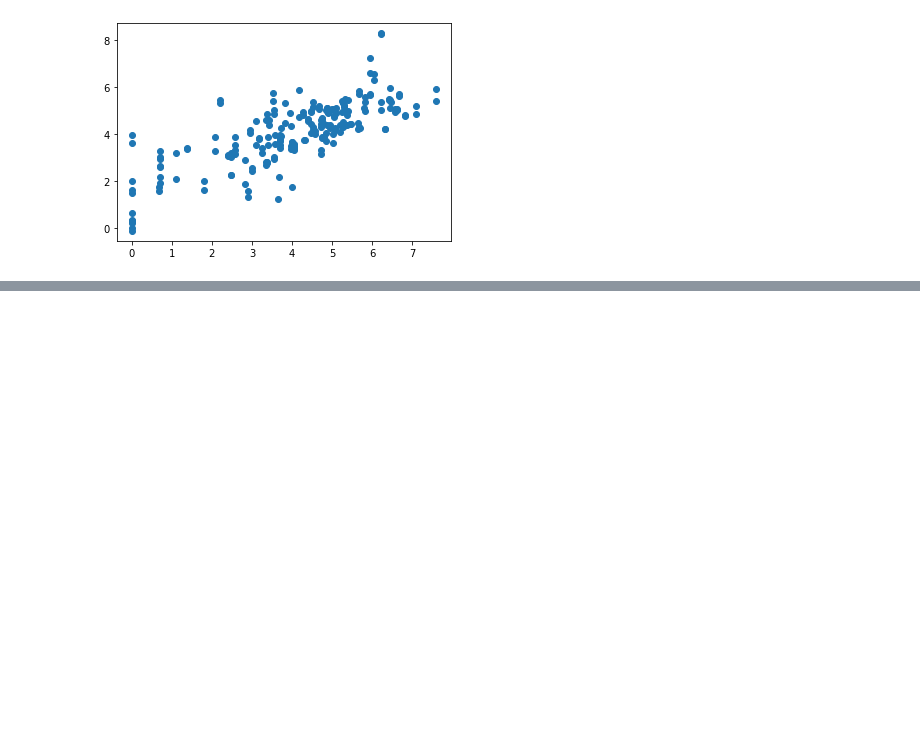
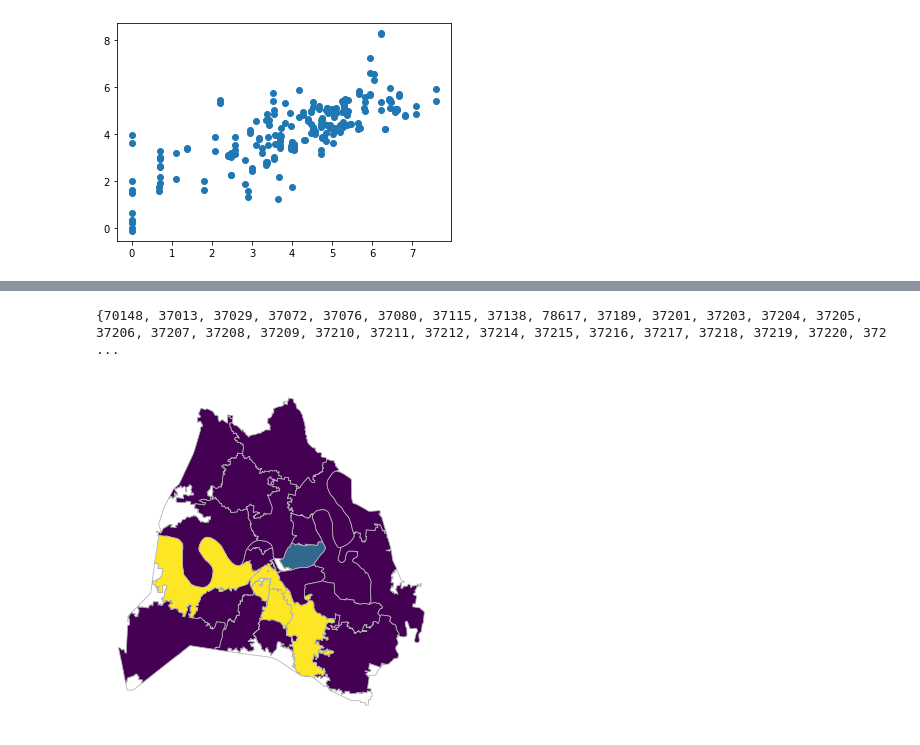
Before and after one commit to deepdaydreams/citadel-datathon-2021, a Jupyter notebook: initial_eda.ipynb, the cells around one changed output, grey strips where cells are left out. Drawn from its saved outputs; the diff is of its cells as text; code cells hidden in the pictures; blank space fills up the shorter version.

```diff
--- a/initial_eda.ipynb
+++ b/initial_eda.ipynb
@@ -772,0 +870,28 @@ plt.scatter(x=np.log(cal_demo_clean['airbnb_ct']), y=mdf.predict(cal_demo_clean[
+# %%
+#visualize the different clusters
+label_data = pd.read_csv('labels_old.csv')
+label_data['zipcode'] = pd.to_numeric(label_data['zipcode'].str[:5])
+
+print({i for i in label_data['zipcode']})
+#city_zipcodes = gpd.read_file('austin/austin_area_zip_codes.shp')
+city_zipcodes = gpd.read_file('nashville/geo_export_ce95ea06-82ce-4673-82c7-c568df5a3eec.shp')
+#city_zipcodes = gpd.read_file('nola/geo_export_82c5f368-18be-4714-b4da-8f8faa2ab177.shp')
+#city_zipcodes['zipcode'] = city_zipcodes['zcta5ce10'].astype('float64')
+#city_zipcodes['zipcode'] = city_zipcodes['zipcode'].astype('int64')
+city_zipcodes['zipcode'] = city_zipcodes['zip'].astype('float64')
+city_zipcodes = city_zipcodes.merge(label_data, left_on='zipcode', right_on='zipcode', how='left')
+data = city_zipcodes
+na = data[pd.isna(data['label'])]
+#data
+fig, ax = plt.subplots(1, figsize=(5,5))
+ax.axis('off')
+na.plot(color='white', linewidth=0.8, ax=ax, edgecolor='0.7')
+data.plot(column='label', cmap='viridis', linewidth=0.8, ax=ax, edgecolor='0.7')#, legend=True, legend_kwds={'orientation':'horizontal', 'label':'Average ZRI', })
+fig.tight_layout()
+city = 'nashville'
+feature = 'labels'
+fig.savefig(city+'_'+feature+'.png', format='png', dpi=1000)
+plt.show()
+# %% [output]
+{70148, 37013, 37029, 37072, 37076, 37080, 37115, 37138, 78617, 37189, 37201, 37203, 37204, 37205, 37206, 37207, 37208, 37209, 37210, 37211, 37212, 37214, 37215, 37216, 37217, 37218, 37219, 37220, 372 ...
+[figure, added]
```
Also changed, not shown: parts of 12 cells of this notebook.
